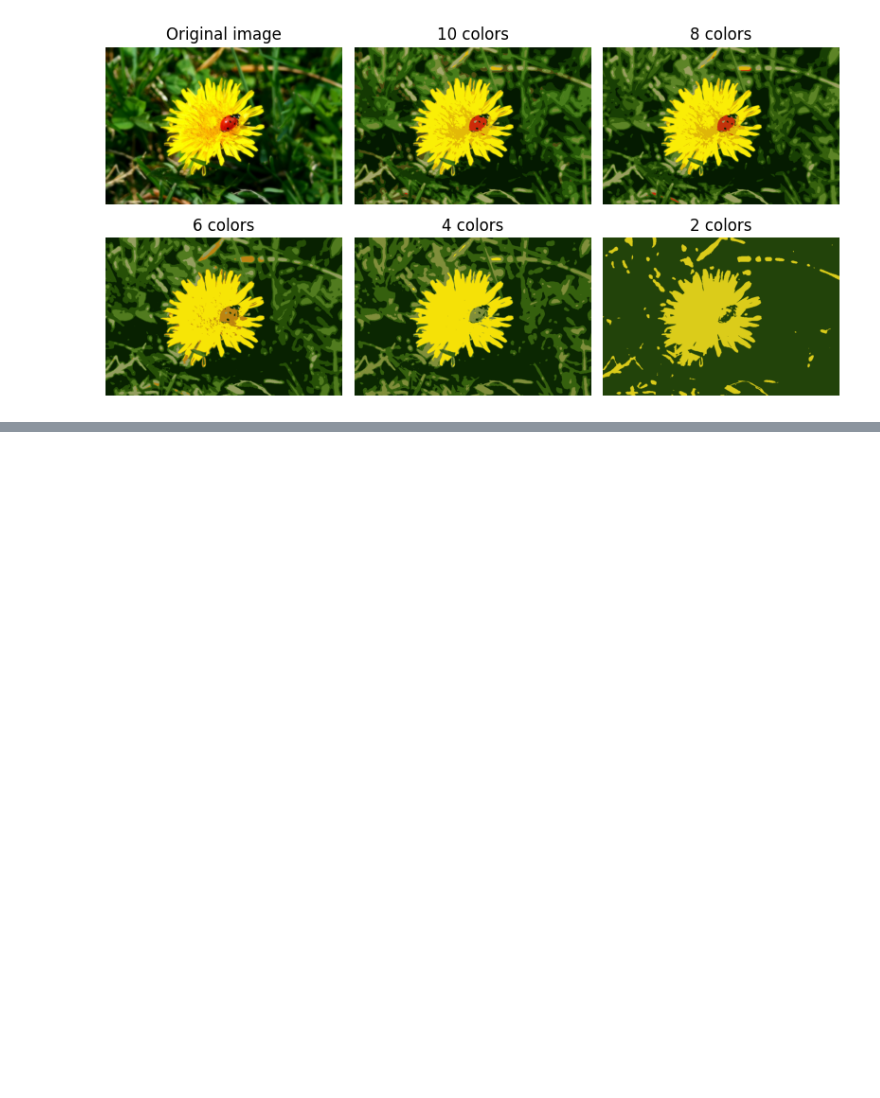
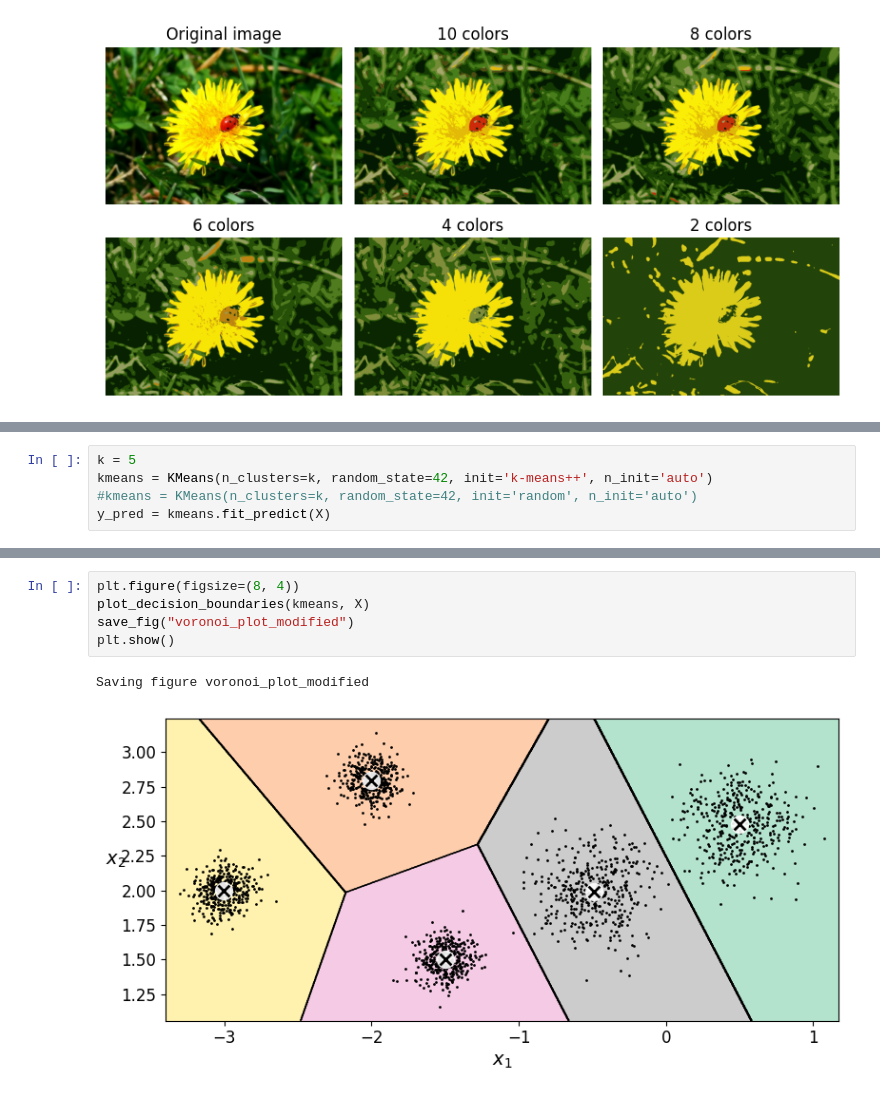
Before and after one commit to angelbastogz/masters-ai, a Jupyter notebook: Introducción a la IA/07_Clustering_K-medias/Notebooks/01 K-medias.ipynb, the cells around one changed output, grey strips where cells are left out. Cells and saved outputs as stored; diff of their text form; blank space fills up the shorter version.

```diff
--- a/Introducción a la IA/07_Clustering_K-medias/Notebooks/01 K-medias.ipynb
+++ b/Introducción a la IA/07_Clustering_K-medias/Notebooks/01 K-medias.ipynb
@@ -570,0 +603,5 @@ Saving figure image_segmentation_diagram
+# %%
+k = 5
+kmeans = KMeans(n_clusters=k, random_state=42, init='k-means++', n_init='auto')
+#kmeans = KMeans(n_clusters=k, random_state=42, init='random', n_init='auto')
+y_pred = kmeans.fit_predict(X)
@@ -570,0 +620,8 @@ Saving figure image_segmentation_diagram
+# %%
+plt.figure(figsize=(8, 4))
+plot_decision_boundaries(kmeans, X)
+save_fig("voronoi_plot_modified")
+plt.show()
+# %% [output]
+Saving figure voronoi_plot_modified
+[figure, added]
```
Also changed, not shown: parts of 27 cells of this notebook.
